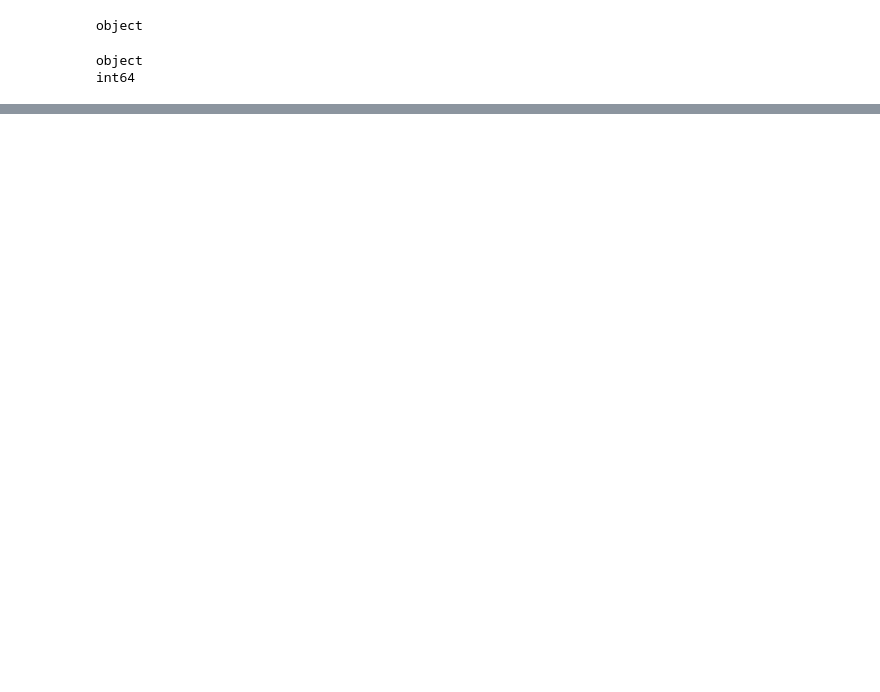
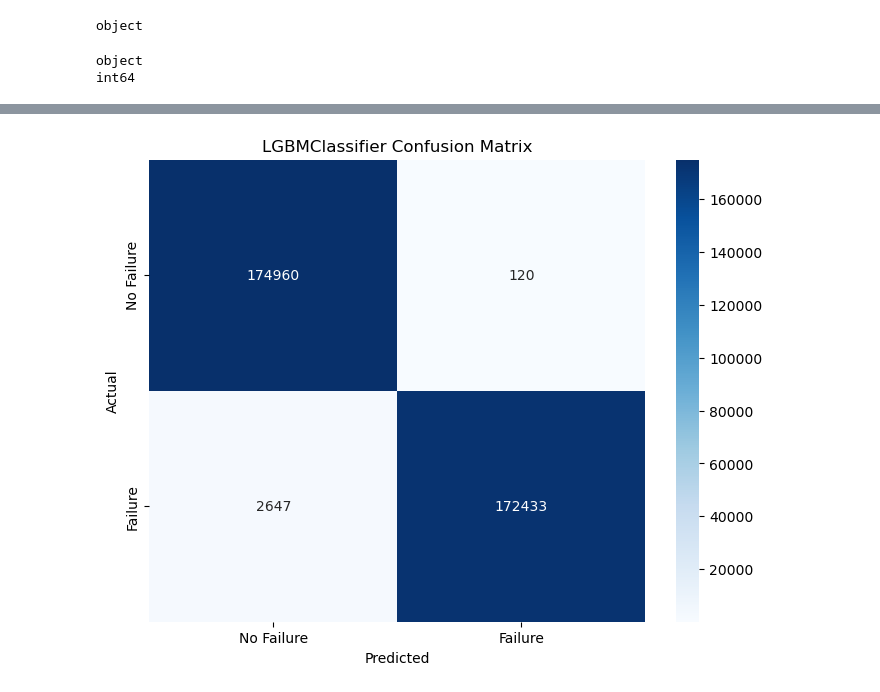
Before and after one commit to Femiux/Predictive_Maintenance, a Jupyter notebook: models/MY_MODEL.ipynb, the cells around one changed output, grey strips where cells are left out. Cells and saved outputs as stored; diff of their text form; code cells hidden in the pictures; blank space fills up the shorter version.

```diff
--- a/models/MY_MODEL.ipynb
+++ b/models/MY_MODEL.ipynb
@@ -767,0 +817,6 @@ telemetry_features_72h = create_agg_features(telemetry.copy(), '72h', agg_funcs)
+# %%
+# Merging All Features into a single dataframe
+features = pd.merge(telemetry_features, error_counts_pivot, on=['machineID', 'datetime_new'], how='left')
+features = pd.merge(features, telemetry_lag_features, on=['machineID', 'datetime_new'], how='left')
+features = pd.merge(features, machines, on='machineID', how='left')
+features = pd.merge(features, failures_agg, on=['machineID', 'datetime_new'], how='left')  # Ensure failures are included
@@ -767,0 +921,13 @@ telemetry_features_72h = create_agg_features(telemetry.copy(), '72h', agg_funcs)
+# %%
+# Fit and resample the training data
+X_test_resampled, y_test_resampled = smote.fit_resample(X_test, y_test)
+# %%
+# Define models
+lgb_clf = lgb.LGBMClassifier(n_jobs=-1, class_weight='balanced', random_state=42)
+cat_clf = CatBoostClassifier(class_weights=[1, 10], random_state=42, verbose=0)
+xgb_clf = xgb.XGBClassifier(use_label_encoder=False, eval_metric='logloss', n_jobs=-1, random_state=42)
+
+# Fit the models
+lgb_clf.fit(X_train_resampled, y_train_resampled)
+cat_clf.fit(X_train_resampled, y_train_resampled)
+xgb_clf.fit(X_train_resampled, y_train_resampled)
@@ -767,0 +955,61 @@ telemetry_features_72h = create_agg_features(telemetry.copy(), '72h', agg_funcs)
+# %%
+# Evaluate models
+def evaluate_model(model, X_test, y_test):
+    y_pred = model.predict(X_test)
+    accuracy = accuracy_score(y_test, y_pred)
+    precision = precision_score(y_test, y_pred)
+    recall = recall_score(y_test, y_pred)
+    f1 = f1_score(y_test, y_pred)
+    print(f'{model.__class__.__name__} - Accuracy: {accuracy:.4f}, Precision: {precision:.4f}, Recall: {recall:.4f}, F1 Score: {f1:.4f}')
+
+    # Classification Report
+    print("\nClassification Report:")
+    print(classification_report(y_test, y_pred))
+
+    # Confusion Matrix
+    conf_matrix = confusion_matrix(y_test, y_pred)
+    plt.figure(figsize=(8, 6))
+    sns.heatmap(conf_matrix, annot=True, fmt='d', cmap='Blues', xticklabels=['No Failure', 'Failure'], yticklabels=['No Failure', 'Failure'])
+    plt.xlabel('Predicted')
+    plt.ylabel('Actual')
+    plt.title(f'{model.__class__.__name__} Confusion Matrix')
+    plt.show()
+
+    # ROC Curve and AUC
+    y_prob = model.predict_proba(X_test)[:, 1]
+    fpr, tpr, _ = roc_curve(y_test, y_prob)
+    auc = roc_auc_score(y_test, y_prob)
+
+    plt.figure(figsize=(8, 6))
+    plt.plot(fpr, tpr, label=f'{model.__class__.__name__} (AUC = {auc:.4f})')
+    plt.xlabel('False Positive Rate')
+    plt.ylabel('True Positive Rate')
+    plt.title(f'{model.__class__.__name__} ROC Curve')
+    plt.legend(loc='lower right')
+    plt.grid(True)
+    plt.show()
+
+    # Precision-Recall Curve
+    precision, recall, _ = precision_recall_curve(y_test, y_prob)
+
+    plt.figure(figsize=(8, 6))
+    plt.plot(recall, precision, label=model.__class__.__name__)
+    plt.xlabel('Recall')
+    plt.ylabel('Precision')
+    plt.title(f'{model.__class__.__name__} Precision-Recall Curve')
+    plt.legend(loc='lower left')
+    plt.grid(True)
+    plt.show()
+
+# Evaluate models
+models = {'LightGBM': lgb_clf, 'CatBoost': cat_clf, 'XGBoost': xgb_clf}
+for model_name, model in models.items():
+    print(f"\nEvaluating {model_name}:")
+    evaluate_model(model, X_test_resampled, y_test_resampled)
+
+# Save models
+import joblib
+joblib.dump(lgb_clf, 'lgb_model.pkl')
+joblib.dump(cat_clf, 'cat_model.pkl')
+joblib.dump(xgb_clf, 'xgb_model.pkl')
+# %% [output]
@@ -767,0 +1028 @@ telemetry_features_72h = create_agg_features(telemetry.copy(), '72h', agg_funcs)
+[figure, added]
```
Also changed, not shown: parts of 34 cells of this notebook, 7 other files.
